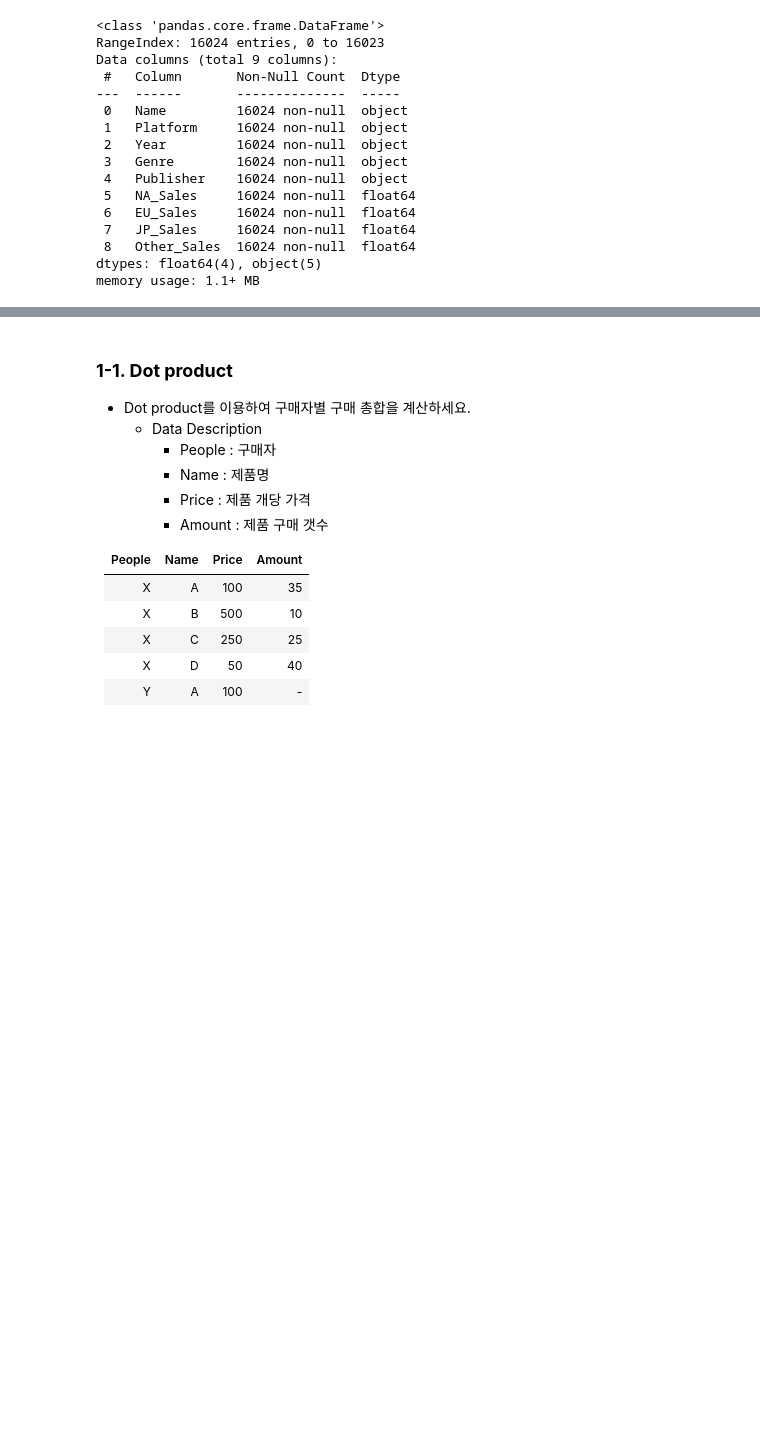
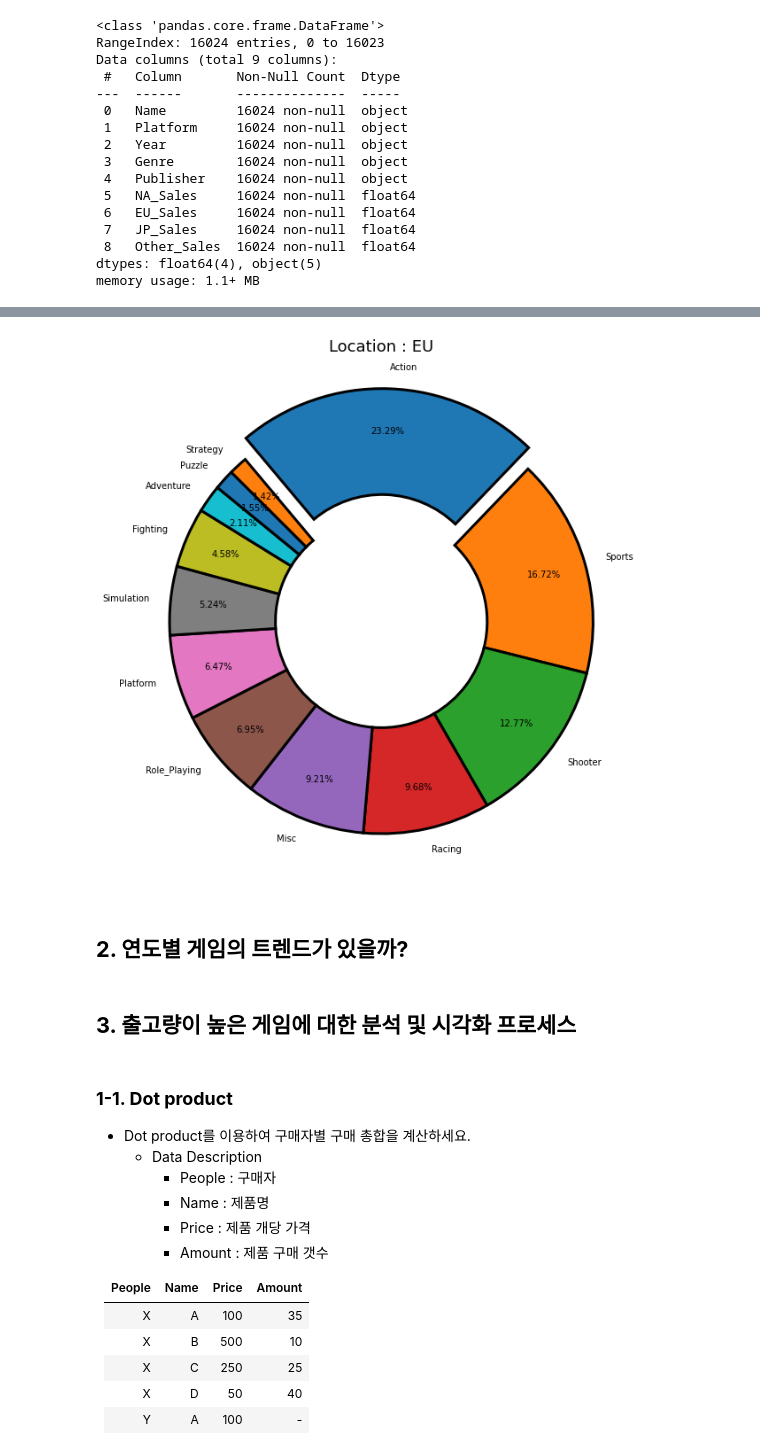
Before and after one commit to sbtmsk/project1, a Jupyter notebook: project1.ipynb, the cells around one changed output, grey strips where cells are left out. Drawn from its saved outputs; the diff is of its cells as text; code cells hidden in the pictures; blank space fills up the shorter version.

```diff
--- a/project1.ipynb
+++ b/project1.ipynb
@@ -230,0 +425,2 @@ memory usage: 1.1+ MB
+# %%
+Other_ratio = DF.groupby('Genre')['Other_Sales'].sum().sort_values(ascending=False)
@@ -231,3 +444,36 @@ memory usage: 1.1+ MB
+# %%
+Action = Other_ratio.iloc[0]
+Sports = Other_ratio.iloc[1]
+Shooter = Other_ratio.iloc[2]
+Racing = Other_ratio.iloc[3]
+Misc = Other_ratio.iloc[4]
+Role_Playing = Other_ratio.iloc[5]
+Platform = Other_ratio.iloc[6]
+Simulation = Other_ratio.iloc[7]
+Fighting = Other_ratio.iloc[8]
+Adventure = Other_ratio.iloc[9]
+Puzzle = Other_ratio.iloc[10]
+Strategy = Other_ratio.iloc[11]
+
+ratio = [Action,Sports,Shooter,Racing,Misc,Role_Playing,Platform,Simulation,
+Fighting,Adventure,Puzzle,Strategy]
+labels = ['Action','Sports','Shooter','Racing','Misc','Role_Playing','Platform',
+          'Simulation',
+'Fighting','Adventure','Puzzle','Strategy']
+
+exp = [0.1,0,0,0,0,0,0,0,0,0,0,0]
+w = {"edgecolor": "black", "linewidth":3, "width":0.5}
+plt.figure(figsize=(11, 11))
+plt.pie(ratio, labels = labels, startangle=130,pctdistance=0.8,counterclock = False, explode=exp, autopct='%.2f%%',wedgeprops=w)
+plt.title("Location : EU", fontsize=18)
+
+plt.show()
+# %% [output]
+[figure, added]
+# %% [markdown]
+## **2. 연도별 게임의 트렌드가 있을까?**
+# %% [markdown]
+ ## **3. 출고량이 높은 게임에 대한 분석 및 시각화 프로세스**
 # %% [markdown]
 ### **1-1. Dot product**
 
```
Also changed, not shown: parts of 17 cells of this notebook.
